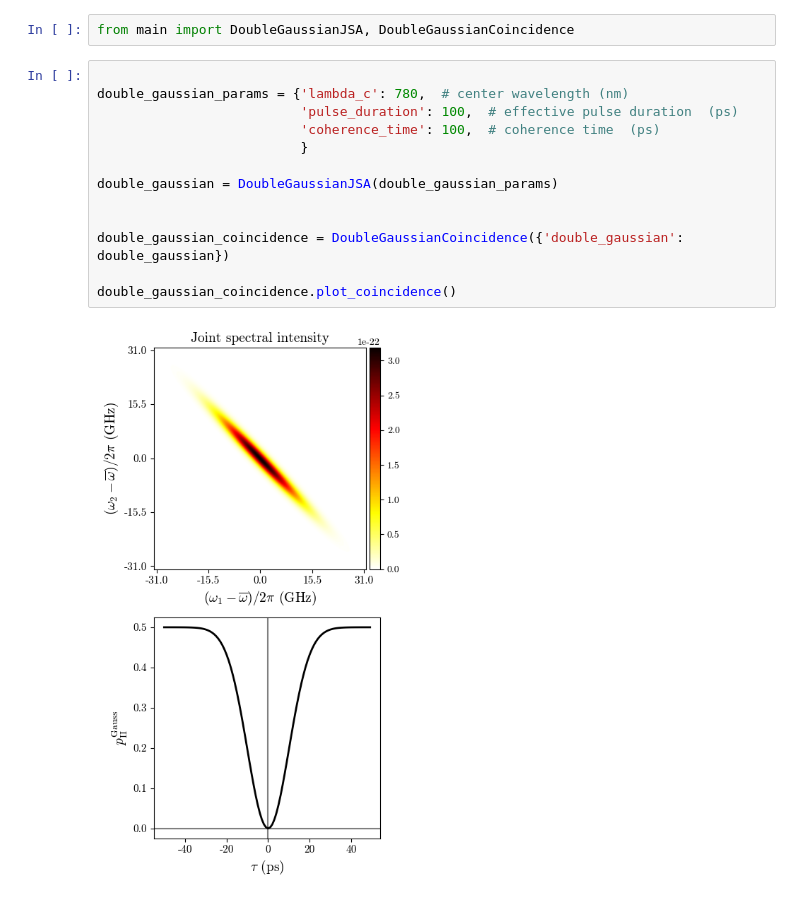
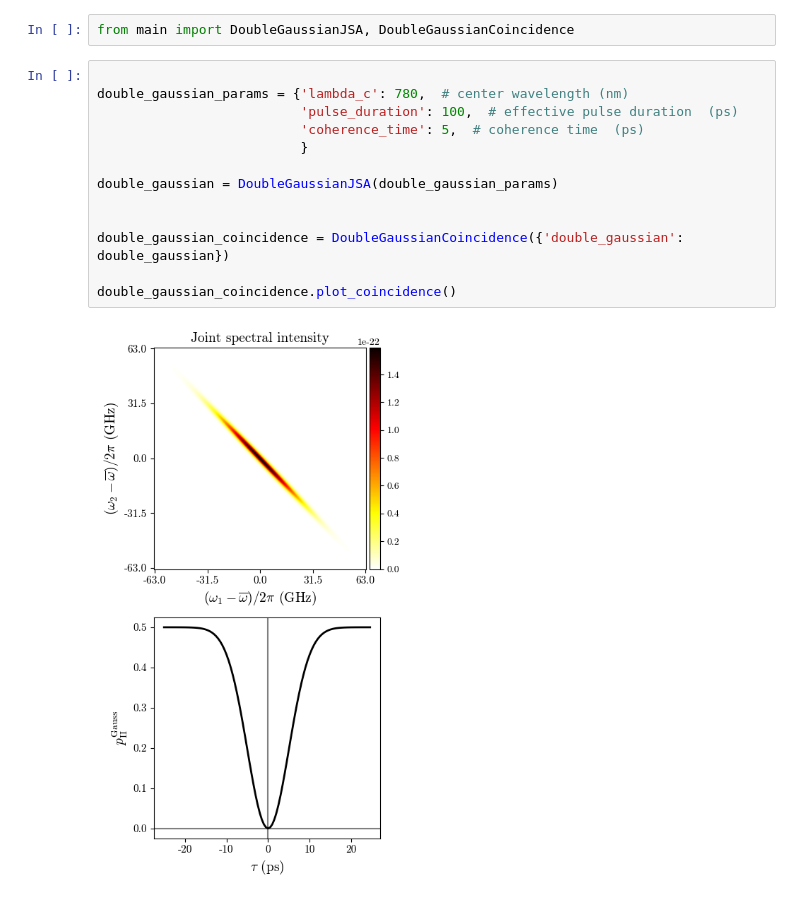
Before and after one commit to cdrago21/spectral-hom, a Jupyter notebook: examples/DoubleGaussianExample.ipynb, the cells around one changed output. Drawn from its saved outputs; the diff is of its cells as text.

```diff
--- a/examples/DoubleGaussianExample.ipynb
+++ b/examples/DoubleGaussianExample.ipynb
@@ -3,15 +3,15 @@ from main import DoubleGaussianJSA, DoubleGaussianCoincidence
 # %%
 
 double_gaussian_params = {'lambda_c': 780,  # center wavelength (nm)
                           'pulse_duration': 100,  # effective pulse duration  (ps)
-                          'coherence_time': 100,  # coherence time  (ps)
+                          'coherence_time': 5,  # coherence time  (ps)
                           }
 
 double_gaussian = DoubleGaussianJSA(double_gaussian_params)
 
 
 double_gaussian_coincidence = DoubleGaussianCoincidence({'double_gaussian': double_gaussian})
 
 double_gaussian_coincidence.plot_coincidence()
 # %% [output]
-[figure, old version]
+[figure, new version]
```
Also changed, not shown: 2 other files.
